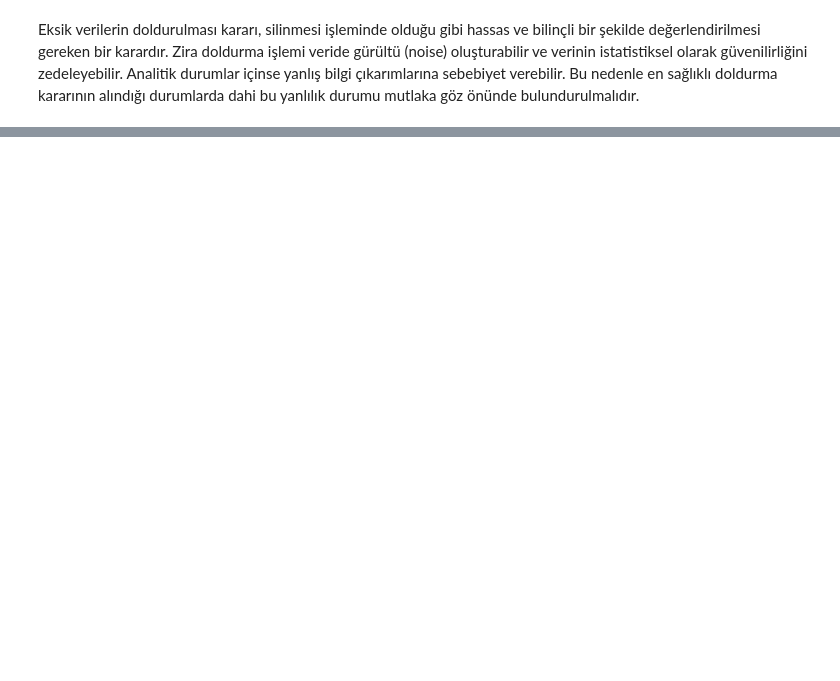
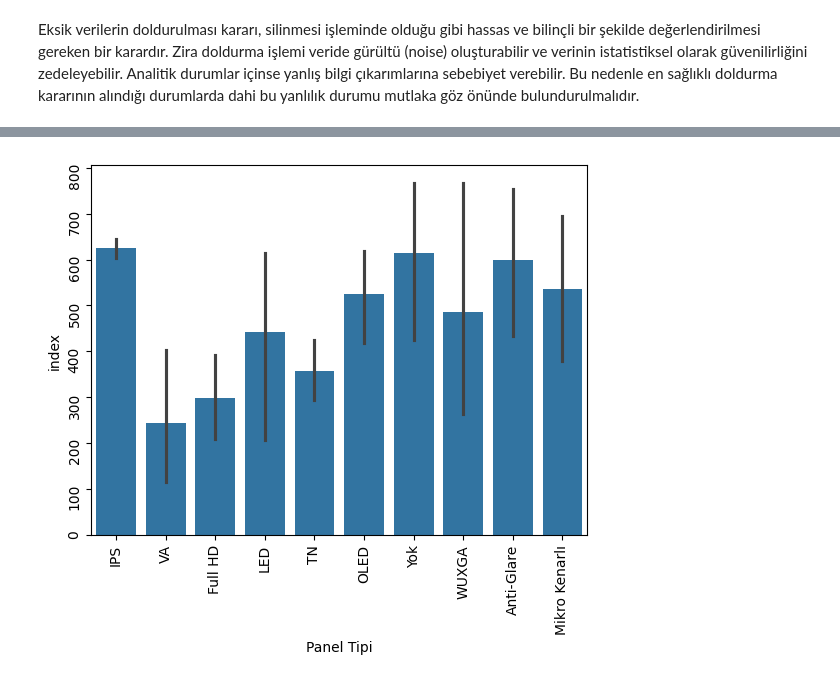
Before and after one commit to ikriyusuf/Laptop-Price-Prediction, a Jupyter notebook: data_manipulation.ipynb, the cells around one changed output, grey strips where cells are left out. Cells and saved outputs as stored; diff of their text form; code cells hidden in the pictures; blank space fills up the shorter version.

```diff
--- a/data_manipulation.ipynb
+++ b/data_manipulation.ipynb
@@ -331,0 +1016,17 @@ list(df_fillna.columns)
+# %%
+# Barplot için doğru kullanım
+#sns.barplot(data=df, x="Panel Tipi", y="Panel Tipi")
+import seaborn as sns
+import matplotlib.pyplot as plt
+
+# Reset index ve barplot çizimi
+sns.barplot(data=df.reset_index(), x="Panel Tipi", y="index")
+
+# x ve y etiketlerini döndürmek için:
+plt.xticks(rotation=90)  # x ekseni etiketlerini 90 derece döndür
+plt.yticks(rotation=90)  # y ekseni etiketlerini 90 derece döndür (gerekiyorsa)
+
+# Grafiği gösterme
+plt.show()
+# %% [output]
+[figure, added]
```
Also changed, not shown: parts of 82 cells of this notebook, 6 other files.
